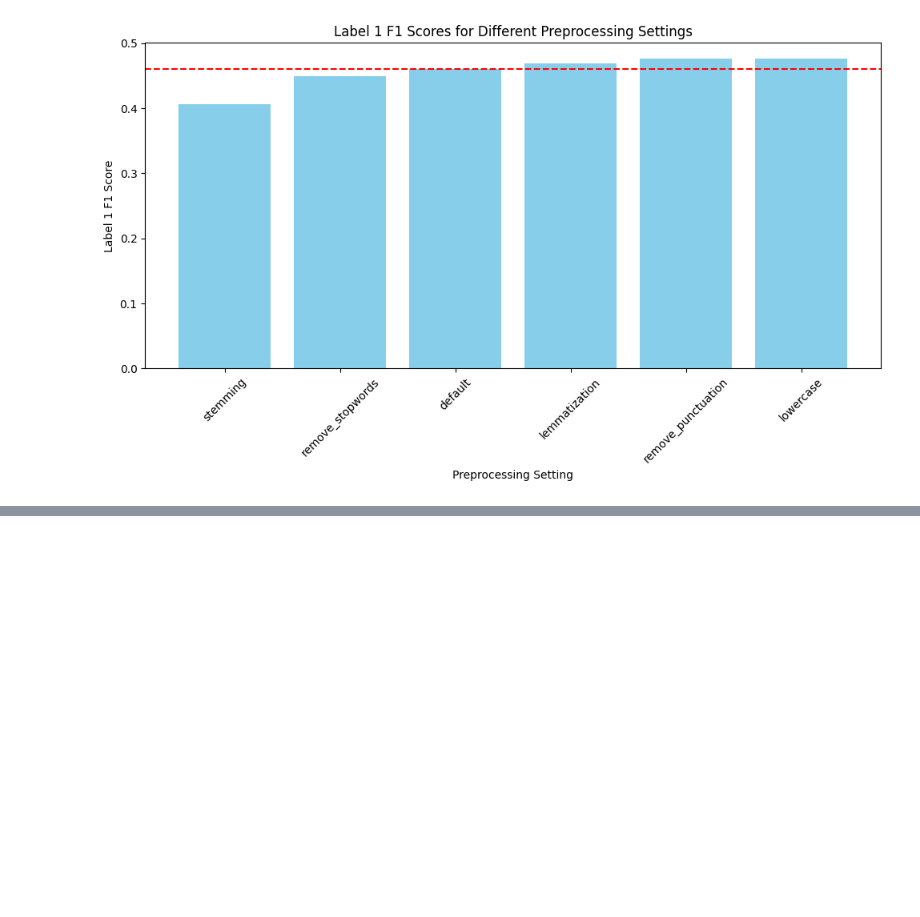
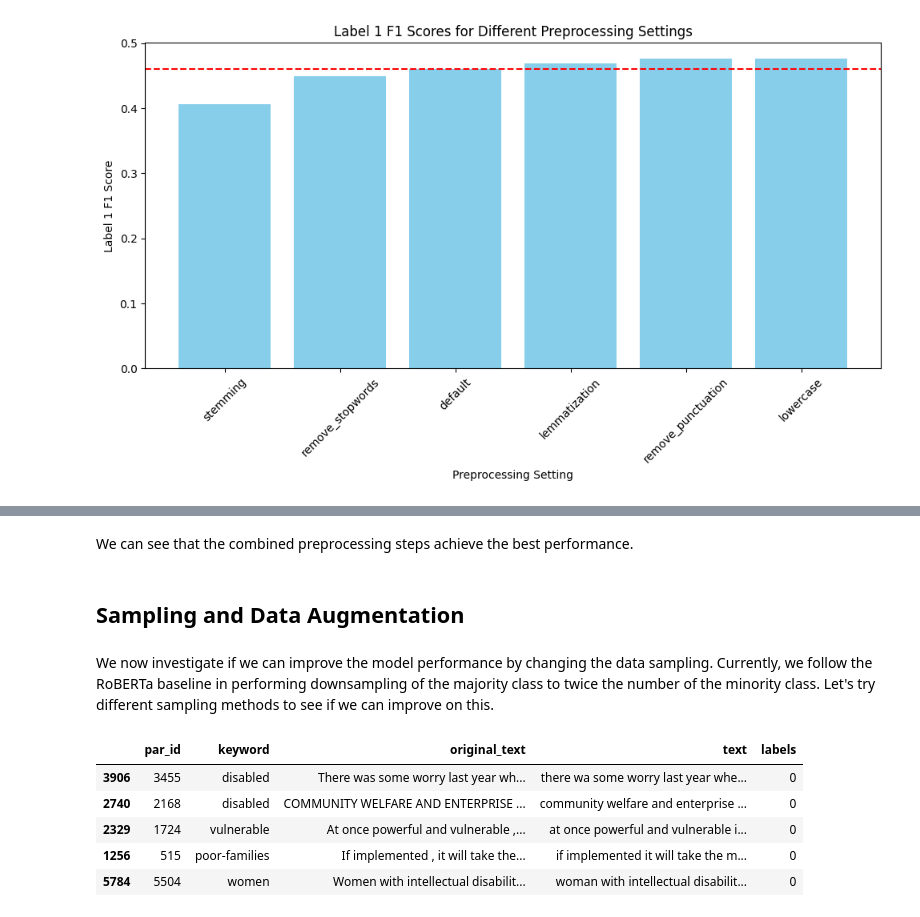
Before and after one commit to Jonezia/DontPatroniseMe, a Jupyter notebook: Untitled.ipynb, the cells around one changed output, grey strips where cells are left out. Drawn from its saved outputs; the diff is of its cells as text; code cells hidden in the pictures; blank space fills up the shorter version.

```diff
--- a/Untitled.ipynb
+++ b/Untitled.ipynb
@@ -618,0 +664,17 @@ plt.show()
+# %% [markdown]
+We can see that the combined preprocessing steps achieve the best performance.
+# %% [markdown]
+## Sampling and Data Augmentation
+# %% [markdown]
+We now investigate if we can improve the model performance by changing the data sampling. Currently, we follow the RoBERTa baseline in performing downsampling of the majority class to twice the number of the minority class. Let's try different sampling methods to see if we can improve on this.
+# %%
+# First we perform preprocessing on all the training data using our chosen preprocessing method
+train_data['text'] = train_data['original_text'].apply(preprocess_text, lemmatization=True, remove_punctuation=True, lowercase=True)
+train_data.head()
+# %% [output]
+|  | par_id | keyword | original_text | text | labels |
+| 3906 | 3455 | disabled | There was some worry last year wh... | there wa some worry last year whe... | 0 |
+| 2740 | 2168 | disabled | COMMUNITY WELFARE AND ENTERPRISE ... | community welfare and enterprise ... | 0 |
+| 2329 | 1724 | vulnerable | At once powerful and vulnerable ,... | at once powerful and vulnerable i... | 0 |
+| 1256 | 515 | poor-families | If implemented , it will take the... | if implemented it will take the m... | 0 |
+| 5784 | 5504 | women | Women with intellectual disabilit... | woman with intellectual disabilit... | 0 |
```
Also changed, not shown: parts of 5 cells of this notebook.
